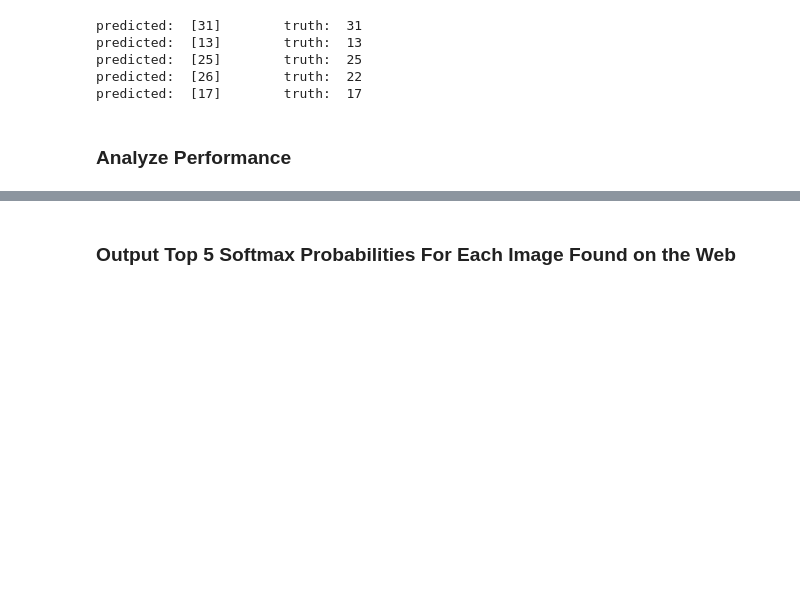
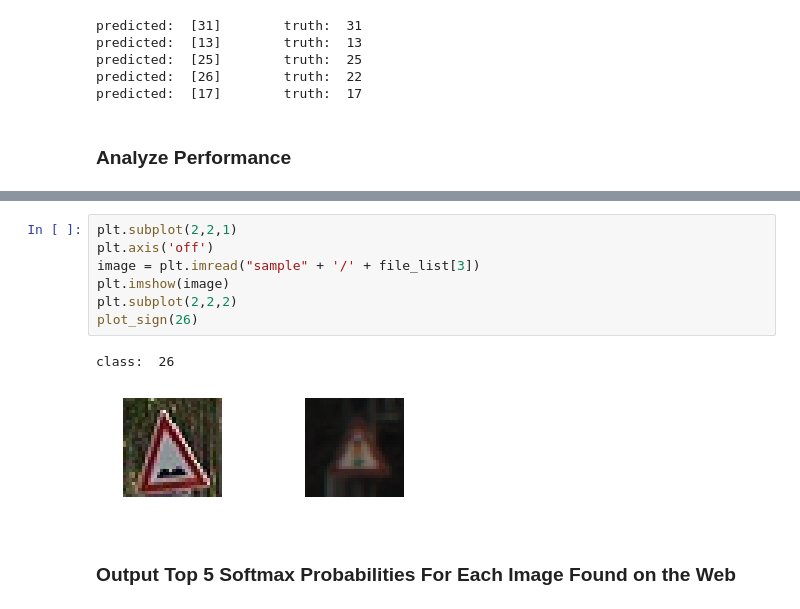
Before and after one commit to timotdsantos/CarND-Traffic-Sign-Classifier-Project, a Jupyter notebook: Traffic_Sign_Classifier.ipynb, the cells around one changed output, grey strips where cells are left out. Saved outputs shown, nothing was run; the diff lists cells and outputs as text; blank space fills up the shorter version.

```diff
--- a/Traffic_Sign_Classifier.ipynb
+++ b/Traffic_Sign_Classifier.ipynb
@@ -476,3 +505,13 @@ Evaluate test set...
+# %%
+plt.subplot(2,2,1)
+plt.axis('off')
+image = plt.imread("sample" + '/' + file_list[3])
+plt.imshow(image)
+plt.subplot(2,2,2)
+plot_sign(26)
+# %% [output]
+class:  26
+[figure, added]
 # %% [markdown]
 ### Output Top 5 Softmax Probabilities For Each Image Found on the Web
 # %% [markdown]
```
Also changed, not shown: parts of 16 cells of this notebook.
